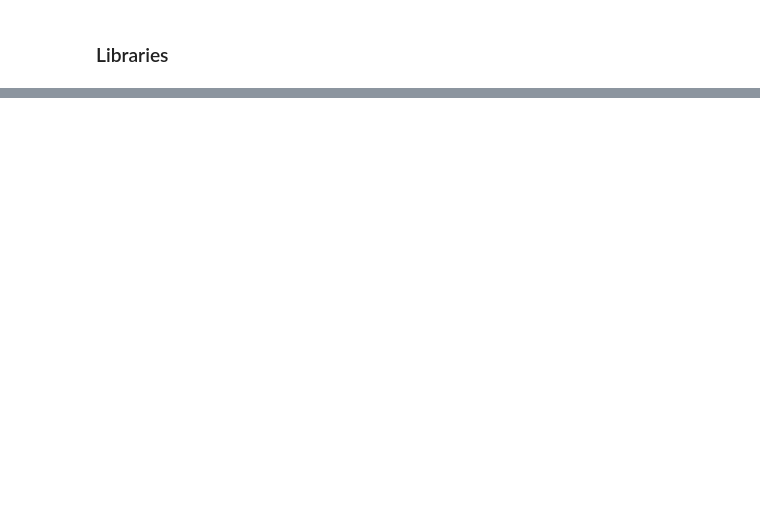
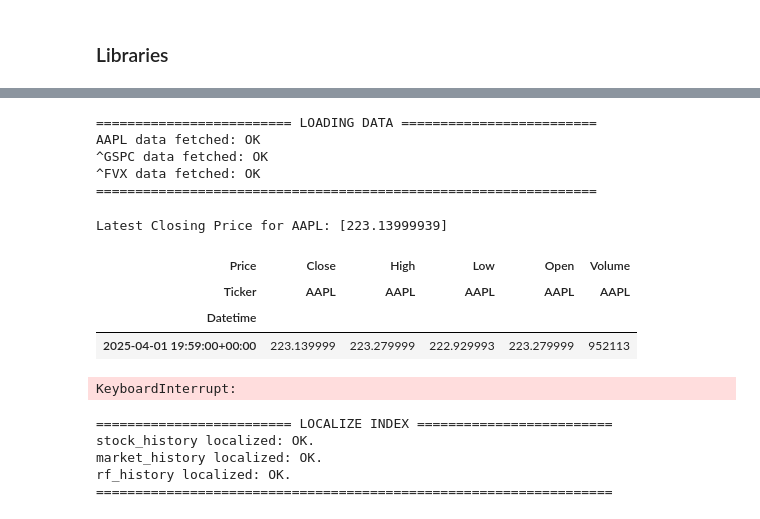
Before and after one commit to Sir-Analyst/trading_bot, a Jupyter notebook: test_functions.ipynb, the cells around one changed output, grey strips where cells are left out. Cells and saved outputs as stored; diff of their text form; code cells hidden in the pictures; blank space fills up the shorter version.

```diff
--- a/test_functions.ipynb
+++ b/test_functions.ipynb
@@ -1923,0 +86,69 @@ AttributeError: Can only use .dt accessor with datetimelike values
+# %%
+# New way to get data --> checked and in use
+stock_history, market_history, rf_history = load_data('AAPL', '^GSPC', '^FVX', 'max')
+# %% [output]
+========================= LOADING DATA =========================
+AAPL data fetched: OK
+^GSPC data fetched: OK
+^FVX data fetched: OK
+================================================================
+# %%
+# Function to get live Stock data: --> checked and in use
+def live_data(s_ticker, period, interval):
+    text_title ="LOADING DATA"
+    print(f"{'=' * 25} {text_title} {'=' * 25}")
+    text_length = len(text_title)+2
+
+    # Fetches stock data from yfinance.
+    try:
+        data = yf.download(s_ticker, period=period, interval=interval)
+        return data
+    except Exception as e:
+        print(f"Failed to fetch data for {s_ticker}: {e}")
+
+    print('=' * (50 + text_length))
+
+    return None
+# %%
+# use live_data function: --> checked and in use
+# this code is adjusted for ipynb file the code used for app is n next cell
+# Libraries
+import time
+import yfinance as yf
+from IPython.display import display, clear_output
+
+# Function to fetch live stock data (use your custom `live_data` function if necessary)
+def live_data(ticker, period='1d', interval='1m'):
+    return yf.download(ticker, period=period, interval=interval)
+
+# Prepare
+s_ticker = 'AAPL'
+
+# Select period manually or use some predefined logic for selected_period
+selected_period = ('1d', '1m')  # Example period and interval
+
+# Start an infinite loop to fetch and display stock data live
+while True:
+    if s_ticker and selected_period:
+        period, interval = selected_period
+        stock_live = live_data(s_ticker, period=period, interval=interval)
+
+        if stock_live is not None and not stock_live.empty:
+            last_value = stock_live['Close'].tail(1).values[0]  # Get last close price
+            # Clear previous output and display the new data
+            clear_output(wait=True)
+            print(f"Latest Closing Price for {s_ticker}: {last_value}")
+            display(stock_live.tail(1))  # Display the last row of the stock data
+
+        else:
+            print("Could not retrieve stock data.")
+
+    # Wait 60 seconds before refreshing
+    #time.sleep(60)
+# %% [output]
+Latest Closing Price for AAPL: [223.13999939]
+| Price | Close | High | Low | Open | Volume |
+| Ticker | AAPL | AAPL | AAPL | AAPL | AAPL |
+| Datetime |  |  |  |  |  |
+| 2025-04-01 19:59:00+00:00 | 223.139999 | 223.279999 | 222.929993 | 223.279999 | 952113 |
+KeyboardInterrupt:
@@ -1923,0 +247,9 @@ AttributeError: Can only use .dt accessor with datetimelike values
+# %%
+# use localize function : checked and in use
+stock_history, market_history, rf_history = localize(stock_history, market_history, rf_history)
+# %% [output]
+========================= LOCALIZE INDEX =========================
+stock_history localized: OK.
+market_history localized: OK.
+rf_history localized: OK.
+==================================================================
```
Also changed, not shown: parts of 101 cells of this notebook.
